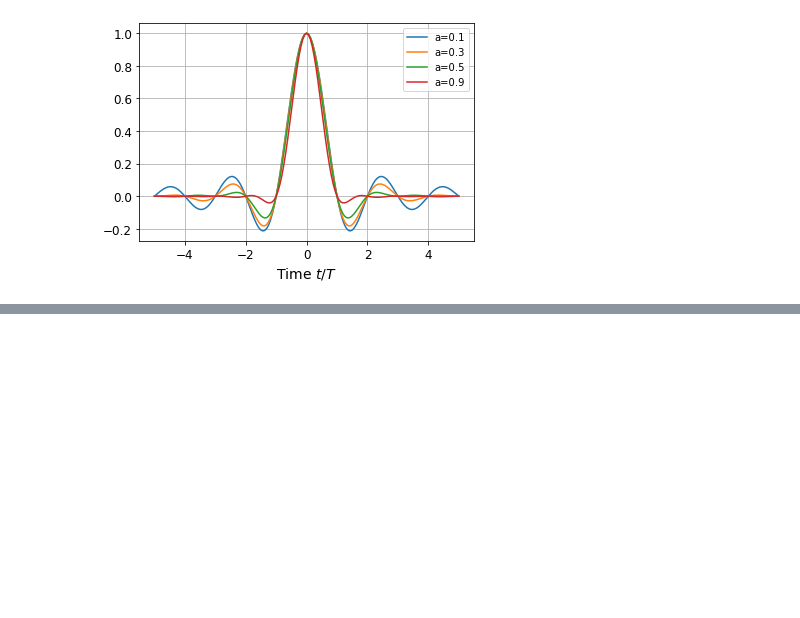
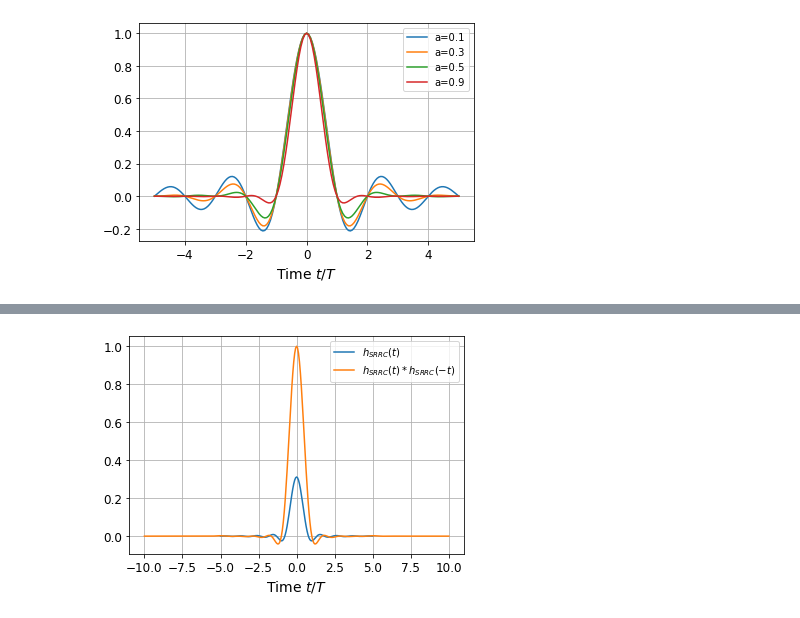
Before and after one commit to bepepa/digital_comms, a Jupyter notebook: 030_pulse_shaping.ipynb, the cells around one changed output, grey strips where cells are left out. Cells and saved outputs as stored; diff of their text form; code cells hidden in the pictures; blank space fills up the shorter version.

```diff
--- a/030_pulse_shaping.ipynb
+++ b/030_pulse_shaping.ipynb
@@ -359,0 +420,21 @@ Symbol rate samples fall at the symbol values since the Nyquist criterion is met
+# %%
+fsT = 16
+N = 5
+# plot SRRC pulse
+tt = np.linspace(-N, N, 2*N*fsT + 1)
+hh_srrc = srrc_pulse(a, fsT, N)
+plt.plot(tt, hh_srrc, label='$h_{SRRC}(t)$')
+
+# and the pulse that results from convolving SRRC pulse with itself
+h_rc = np.convolve(hh_srrc,np.flip(hh_srrc))
+N = (len(h_rc) - 1)//2//fsT
+tt = np.linspace(-N, N, 2*N*fsT + 1)
+plt.plot(tt, h_rc, label='$h_{SRRC}(t) * h_{SRRC}(-t)$')
+
+plt.grid()
+plt.xlabel('Time $t/T$')
+plt.legend()
+
+plt.show()
+# %% [output]
+[figure, added]
```
Also changed, not shown: parts of 18 cells of this notebook.
